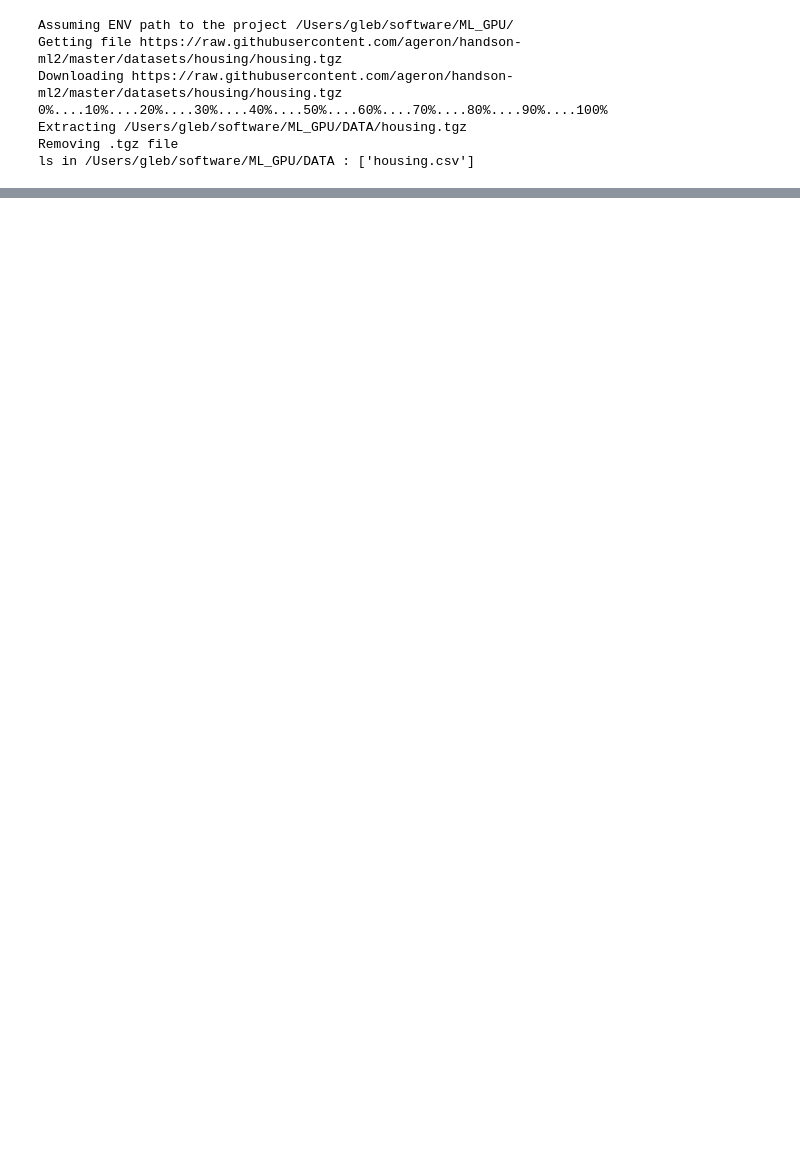
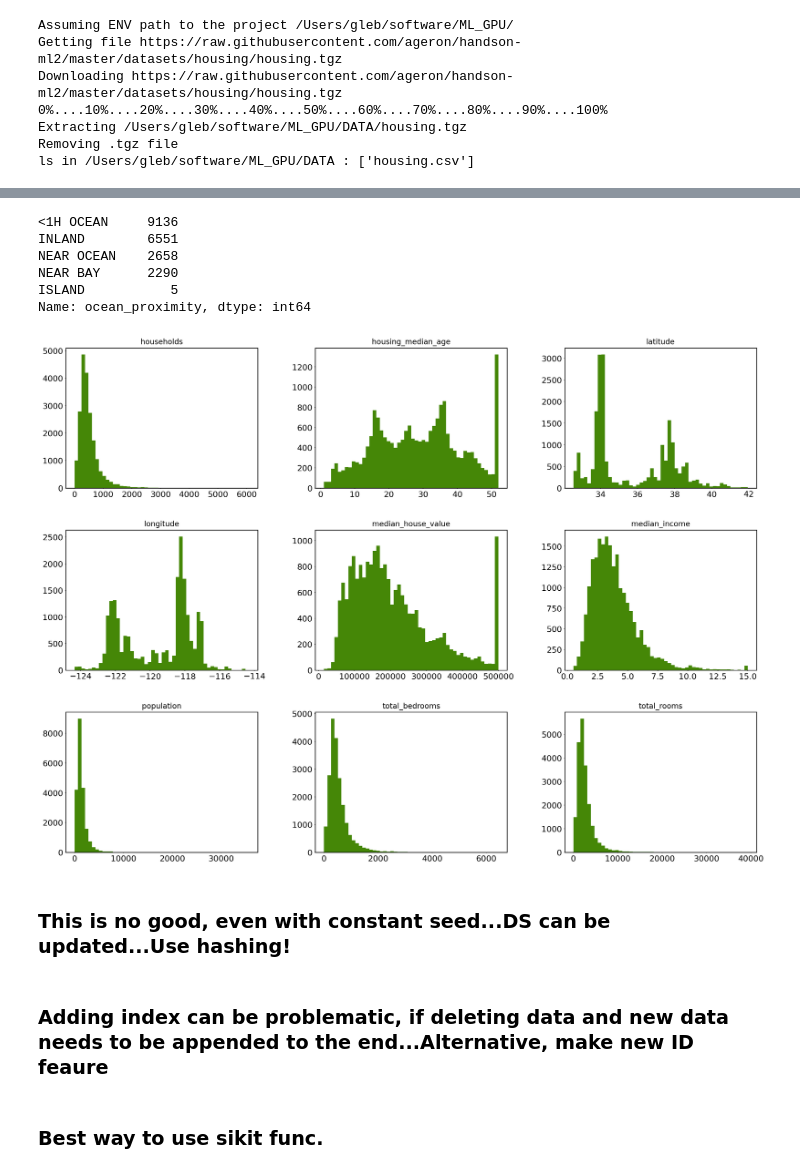
Before and after one commit to glukicov/ML_GPU, a Jupyter notebook: Housing.ipynb, the cells around one changed output, grey strips where cells are left out. Drawn from its saved outputs; the diff is of its cells as text; code cells hidden in the pictures; blank space fills up the shorter version.

```diff
--- a/Housing.ipynb
+++ b/Housing.ipynb
@@ -1,10 +1,2 @@
 # %% [markdown]
 # Machine Learning Housing Corporation
-# %%
-# %load helpers/MPL_header.py %load common MPL imports
-%matplotlib inline
-import matplotlib as mpl
-import matplotlib.pyplot as plt
-mpl.rc('axes', labelsize=14)
-mpl.rc('xtick', labelsize=12)
-mpl.rc('ytick', labelsize=12)
@@ -26,4 +27,5 @@ Extracting /Users/gleb/software/ML_GPU/DATA/housing.tgz
 Removing .tgz file
 ls in /Users/gleb/software/ML_GPU/DATA : ['housing.csv']
 # %%
-pd.read_csv('/Users/gleb/software/ML_GPU/DATA/housing.csv')
+def load_housing_data(path='/Users/gleb/software/ML_GPU/DATA/housing.csv'):
+    return pd.read_csv(path)
@@ -46,0 +32,3 @@ pd.read_csv('/Users/gleb/software/ML_GPU/DATA/housing.csv')
+# %%
+housing=load_housing_data()
+housing.tail()
@@ -46,0 +78,14 @@ pd.read_csv('/Users/gleb/software/ML_GPU/DATA/housing.csv')
+# %%
+housing["ocean_proximity"].value_counts()
+# %% [output]
+<1H OCEAN     9136
+INLAND        6551
+NEAR OCEAN    2658
+NEAR BAY      2290
+ISLAND           5
+Name: ocean_proximity, dtype: int64
+# %%
+ax=housing.hist(bins=50, figsize=(20,15), log=False)
+ax.flatten()[-1].get_figure().savefig('test.png', dpi=150, bbox_inches='tight')
+# %% [output]
+[figure, added]
@@ -46,0 +101,2 @@ pd.read_csv('/Users/gleb/software/ML_GPU/DATA/housing.csv')
+# %% [markdown]
+### This is no good, even with constant seed...DS can be updated...Use hashing!
@@ -46,0 +125,2 @@ pd.read_csv('/Users/gleb/software/ML_GPU/DATA/housing.csv')
+# %% [markdown]
+### Adding index can be problematic, if deleting data and new data needs to be appended to the end...Alternative, make new ID feaure
@@ -46,0 +131,2 @@ pd.read_csv('/Users/gleb/software/ML_GPU/DATA/housing.csv')
+# %% [markdown]
+### Best way to use sikit func.
```
Also changed, not shown: parts of 21 cells of this notebook, 4 other files.
